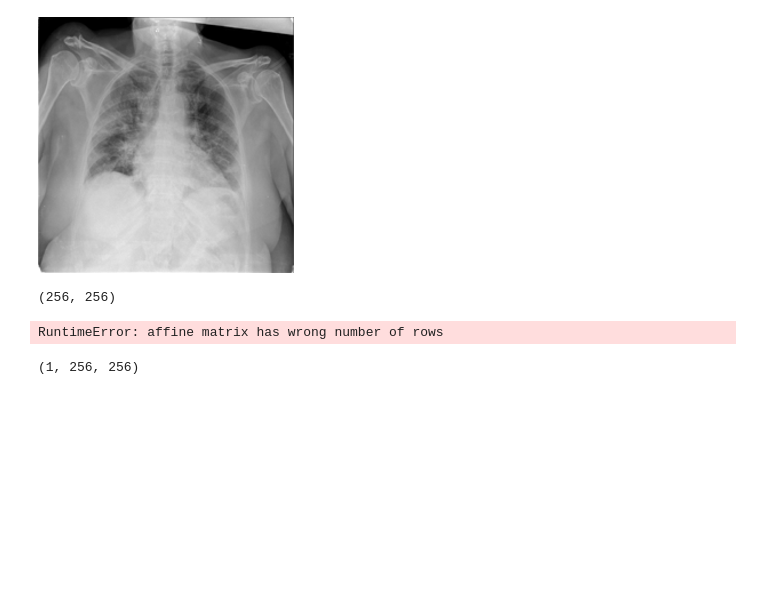
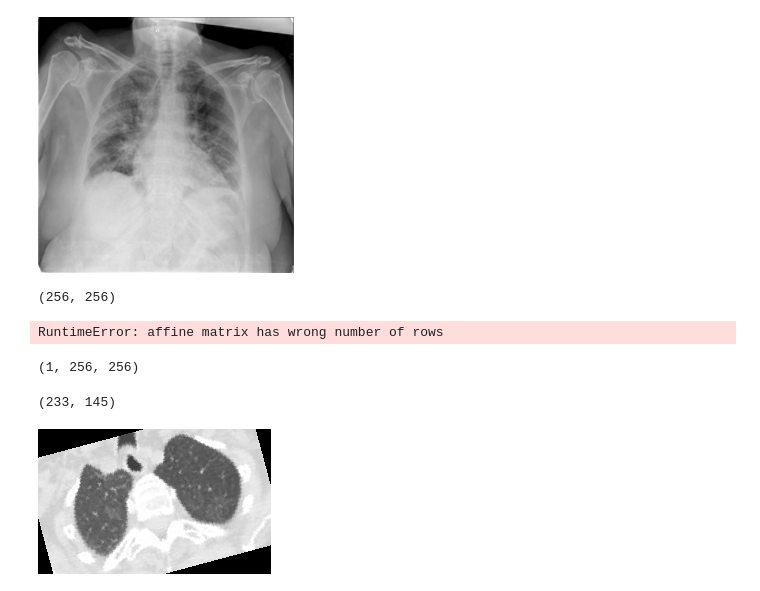
Before and after one commit to chenzhouuu/tokenlabeling_covid, a Jupyter notebook: timm_tutorial.ipynb, the cells around one changed output. Saved outputs shown, nothing was run; the diff lists cells and outputs as text; code cells hidden in the pictures; blank space fills up the shorter version.

```diff
--- a/timm_tutorial.ipynb
+++ b/timm_tutorial.ipynb
@@ -586,3 +590,28 @@ RuntimeError: affine matrix has wrong number of rows
 np.expand_dims(mask_np,0).shape
 # %% [output]
 (1, 256, 256)
+# %%
+import glob
+
+path = glob.glob('/Users/chenzhou/Desktop/COVID/*')
+# %%
+from PIL import Image
+image = Image.open(path[0]).convert('L')
+# %%
+image.size
+# %% [output]
+(233, 145)
+# %%
+import math
+w, h = image.size
+post_trans = (0, 0)
+rotn_center = (w / 2.0, h / 2.0)
+angle = -math.radians(15)
+matrix = [
+    round(math.cos(angle), 15),
+    round(math.sin(angle), 15),
+    0.0,
+    round(-math.sin(angle), 15),
+    round(math.cos(angle), 15),
+    0.0,
+]
@@ -588,0 +622,10 @@ np.expand_dims(mask_np,0).shape
+# %%
+matrix[2], matrix[5] = transform(
+    -rotn_center[0] - post_trans[0], -rotn_center[1] - post_trans[1], matrix
+)
+matrix[2] += rotn_center[0]
+matrix[5] += rotn_center[1]
+# %%
+image.transform(image.size, Image.AFFINE, matrix)
+# %% [output]
+[figure, added]
```
Also changed, not shown: parts of 47 cells of this notebook, 5 other files.
